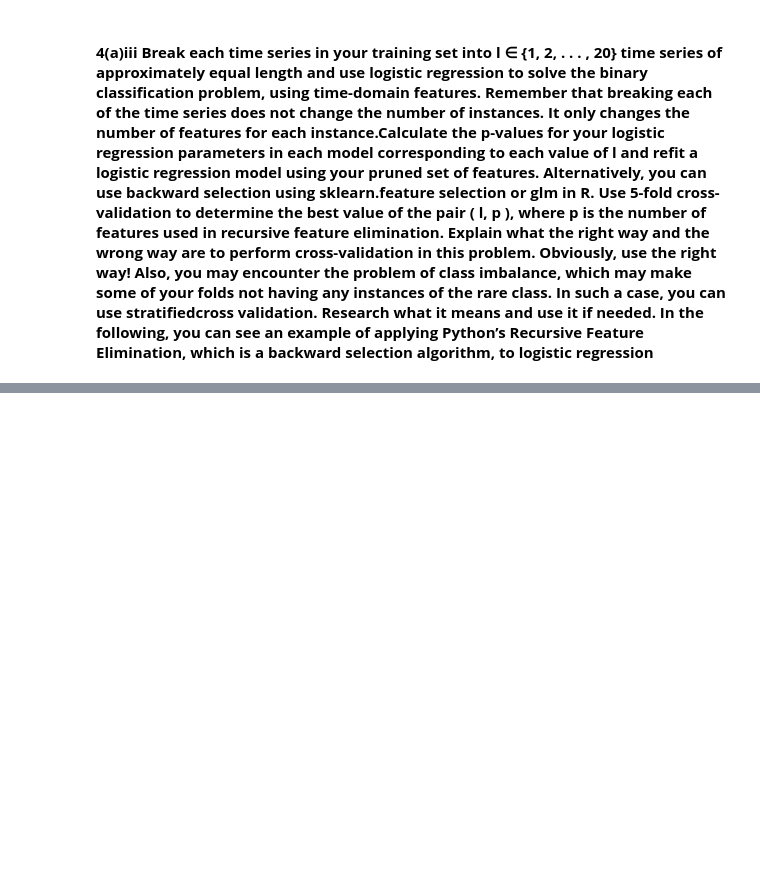
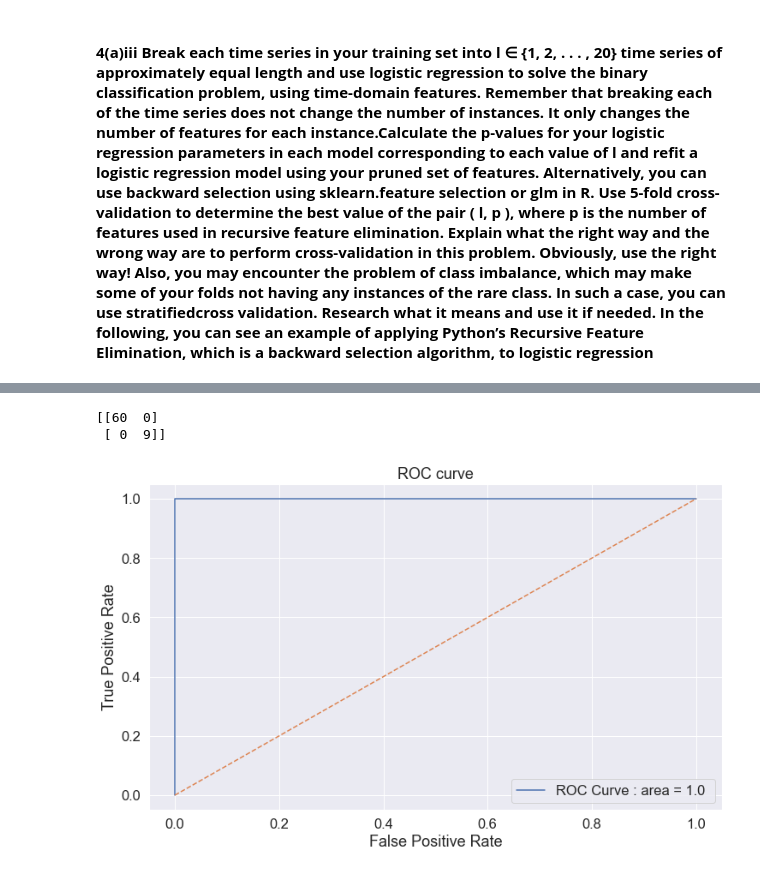
Before and after one commit to humera811/mldsnew, a Jupyter notebook: Homework4/notebook/TimeSeriesClassification/Bano_Humera_HW4.ipynb, the cells around one changed output, grey strips where cells are left out. Drawn from its saved outputs; the diff is of its cells as text; code cells hidden in the pictures; blank space fills up the shorter version.

```diff
--- a/Homework4/notebook/TimeSeriesClassification/Bano_Humera_HW4.ipynb
+++ b/Homework4/notebook/TimeSeriesClassification/Bano_Humera_HW4.ipynb
@@ -488,0 +511,17 @@ ValueError: The truth value of an array with more than one element is ambiguous.
+# %%
+import statsmodels.api as sm
+import statsmodels.formula.api as smf
+
+train_set = load_data(train_set, feature, columns, split=1)
+train_set.loc[train_set['label'].isin(['bending1', 'bending2']), 'label'] = 1
+train_set.loc[train_set['label'] != 1, 'label'] = 0
+trainX, trainY = train_set.iloc[:, :-1], train_set.iloc[:, -1]
+
+# build model, remember to add constant to features
+trainX_const = sm.add_constant(trainX.loc[:, selected_feature].to_numpy(dtype=float))
+#print(trainY.to_numpy())
+model = sm.Logit(trainY.to_numpy(dtype=float), trainX_const)
+#logitres = model.fit_regularized()
+logitres = model.fit(method='bfgs')
+
+print(logitres.summary())
@@ -488,0 +546,30 @@ ValueError: The truth value of an array with more than one element is ambiguous.
+# %%
+from sklearn.metrics import confusion_matrix, roc_curve, auc
+
+# predictY = logitres.predict(trainX_const)
+# fpr, tpr, thresholds = roc_curve(trainY.to_numpy(dtype=float), predictY, pos_label=1)
+# print(trainY.to_numpy(dtype=float))
+# print(type(predictY[0]))
+
+classifier.fit(trainX.loc[:, selected_feature], trainY.to_numpy(dtype="int"))
+predictY = classifier.predict(trainX.loc[:, selected_feature])
+predictY_prob = classifier.predict_proba(trainX.loc[:, selected_feature])
+
+fpr, tpr, thresholds = roc_curve(trainY.to_numpy(dtype="int"), predictY_prob[:, 1], pos_label=1)
+
+conf_mat = confusion_matrix(trainY.to_numpy(dtype=float), predictY.round())
+print(conf_mat)
+
+fig, axes = plt.subplots(figsize=(12, 7))
+roc_auc = auc(fpr, tpr)
+axes.plot(fpr, tpr, label="ROC Curve : area = {} ".format(roc_auc))
+axes.plot([0, 1], [0, 1], "--")
+axes.set_xlabel("False Positive Rate")
+axes.set_ylabel("True Positive Rate")
+axes.legend()
+axes.set_title("ROC curve")
+plt.show()
+# %% [output]
+[[60  0]
+ [ 0  9]]
+[figure, added]
```
Also changed, not shown: parts of 19 cells of this notebook.
